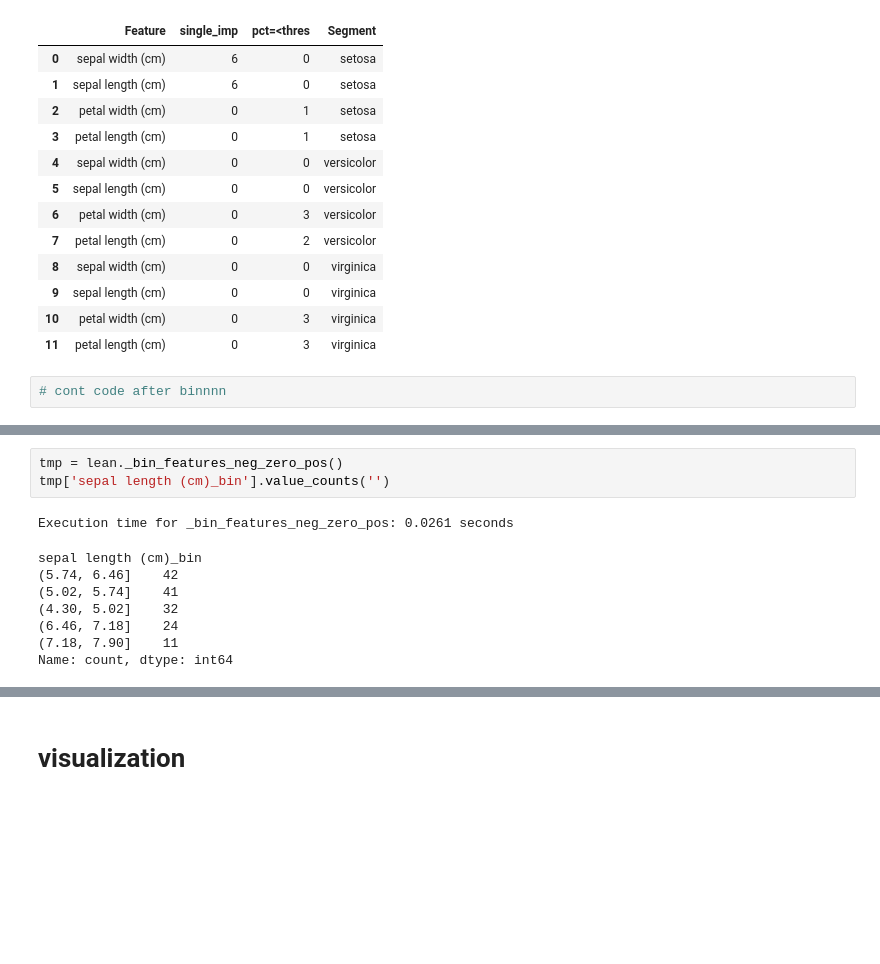
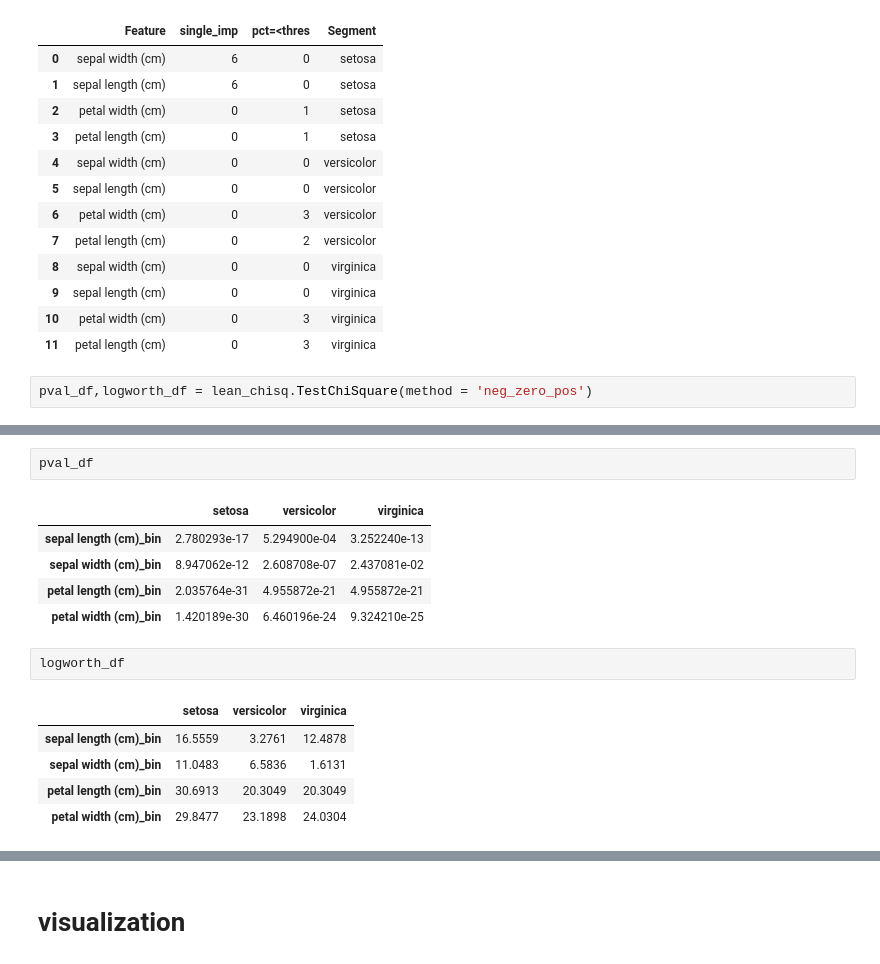
Before and after one commit to lidv94/post-analysis-clustering, a Jupyter notebook: dev_oop.ipynb, the cells around one changed output, grey strips where cells are left out. Drawn from its saved outputs; the diff is of its cells as text; blank space fills up the shorter version.

```diff
--- a/dev_oop.ipynb
+++ b/dev_oop.ipynb
@@ -296,4 +303,4 @@ final_cumsum_score
 | 10 | petal width (cm) | 0 | 3 | virginica |
 | 11 | petal length (cm) | 0 | 3 | virginica |
 # %%
-# cont code after binnnn
+pval_df,logworth_df = lean_chisq.TestChiSquare(method = 'neg_zero_pos')
@@ -606,12 +314,16 @@ Name: count, dtype: int64
-# %%
-tmp = lean._bin_features_neg_zero_pos()
-tmp['sepal length (cm)_bin'].value_counts('')
-# %% [output]
-Execution time for _bin_features_neg_zero_pos: 0.0261 seconds
-sepal length (cm)_bin
-(5.74, 6.46]    42
-(5.02, 5.74]    41
-(4.30, 5.02]    32
-(6.46, 7.18]    24
-(7.18, 7.90]    11
-Name: count, dtype: int64
+# %%
+pval_df
+# %% [output]
+|  | setosa | versicolor | virginica |
+| sepal length (cm)_bin | 2.780293e-17 | 5.294900e-04 | 3.252240e-13 |
+| sepal width (cm)_bin | 8.947062e-12 | 2.608708e-07 | 2.437081e-02 |
+| petal length (cm)_bin | 2.035764e-31 | 4.955872e-21 | 4.955872e-21 |
+| petal width (cm)_bin | 1.420189e-30 | 6.460196e-24 | 9.324210e-25 |
+# %%
+logworth_df
+# %% [output]
+|  | setosa | versicolor | virginica |
+| sepal length (cm)_bin | 16.5559 | 3.2761 | 12.4878 |
+| sepal width (cm)_bin | 11.0483 | 6.5836 | 1.6131 |
+| petal length (cm)_bin | 30.6913 | 20.3049 | 20.3049 |
+| petal width (cm)_bin | 29.8477 | 23.1898 | 24.0304 |
```
Also changed, not shown: parts of 45 cells of this notebook, 7 other files.
